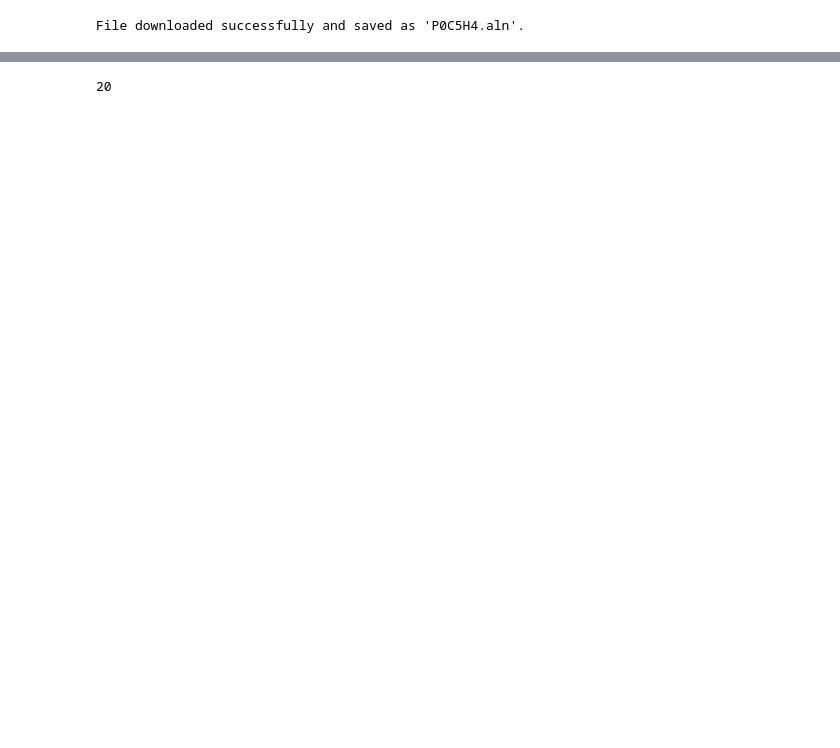
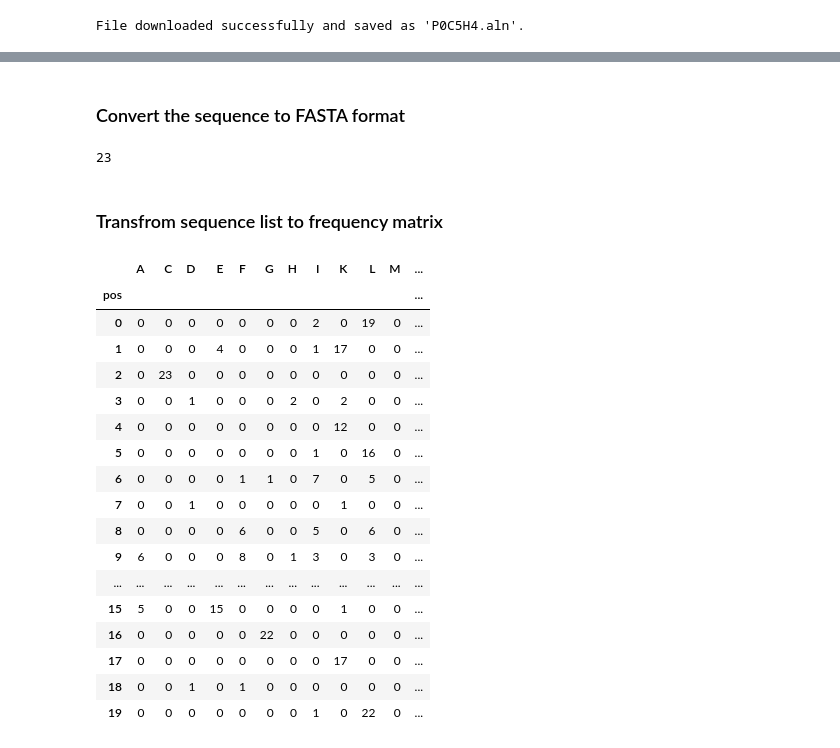
Before and after one commit to scdantu/pycom, a Jupyter notebook: tutorials/jp_notebooks/05_Alignment_analysis.ipynb, the cells around one changed output, grey strips where cells are left out. Cells and saved outputs as stored; diff of their text form; code cells hidden in the pictures; blank space fills up the shorter version.

```diff
--- a/tutorials/jp_notebooks/05_Alignment_analysis.ipynb
+++ b/tutorials/jp_notebooks/05_Alignment_analysis.ipynb
@@ -12,17 +15,34 @@ def download_alignment_files(uniprot_id):
     web_url=url+file_name
 
     try:
-        # Send a GET request to the server to download the file
         response = requests.get(web_url, stream=True)
 
         # Check if the request was successful (HTTP status code 200)
         response.raise_for_status()
+        if response.status_code == 200:
+        # Open the file in binary write mode and save the content
+            with open(file_name, 'wb') as file:
+                for chunk in response.iter_content(chunk_size=8192):
+                    file.write(chunk)
 
-        # Open the file in binary write mode and save the content
-        with open(file_name, 'wb') as file:
-            for chunk in response.iter_content(chunk_size=8192):
-                file.write(chunk)
-
-        print(f"File downloaded successfully and saved as '{file_name}'.")
+            print(f"File downloaded successfully and saved as '{file_name}'.")
     except requests.exceptions.RequestException as e:
         print(f"Error downloading the file: {e}")
+
+def convert_to_fasta(aln_file_in,fasta_file_out):
+    file_data = open(aln_file_in,'r')
+    count=0
+    out=""
+    for line in file_data:
+        out+=">SEQ_%d\n"%(count)
+        out+="%s"%(line)
+        count+=1
+    f=open(fasta_file_out,'w')
+    f.write(out)
+    f.close()
+
+def read_alignment_file(file_path):
+    with open(file_path, "r") as file:
+        content = file.read()
+        sequences = re.findall(r'[A-Z\-]+', content)
+    return sequences
@@ -47 +64,3 @@ convert_to_fasta("P0C5H4.aln","P0C5H4.fasta")
+# %% [markdown]
+### Convert the sequence to FASTA format
 # %%
@@ -49,4 +70,30 @@ seq_aln=AlignIO.read("P0C5H4.fasta",format="fasta")
-# %%
-seq_aln.get_alignment_length()
-# %% [output]
-20
+# %%
+# number of sequences in the alignment file
+len(sequences)
+# %% [output]
+23
+# %% [markdown]
+### Transfrom sequence list to frequency matrix
+# %%
+# convert the sequence list to a pandas dataframe with count's of each aminoacid at each position
+df_sequence_count_matrix=lmaker.alignment_to_matrix(sequences)
+df_sequence_count_matrix
+# %% [output]
+|  | A | C | D | E | F | G | H | I | K | L | M | ... |
+| pos |  |  |  |  |  |  |  |  |  |  |  | ... |
+| 0 | 0 | 0 | 0 | 0 | 0 | 0 | 0 | 2 | 0 | 19 | 0 | ... |
+| 1 | 0 | 0 | 0 | 4 | 0 | 0 | 0 | 1 | 17 | 0 | 0 | ... |
+| 2 | 0 | 23 | 0 | 0 | 0 | 0 | 0 | 0 | 0 | 0 | 0 | ... |
+| 3 | 0 | 0 | 1 | 0 | 0 | 0 | 2 | 0 | 2 | 0 | 0 | ... |
+| 4 | 0 | 0 | 0 | 0 | 0 | 0 | 0 | 0 | 12 | 0 | 0 | ... |
+| 5 | 0 | 0 | 0 | 0 | 0 | 0 | 0 | 1 | 0 | 16 | 0 | ... |
+| 6 | 0 | 0 | 0 | 0 | 1 | 1 | 0 | 7 | 0 | 5 | 0 | ... |
+| 7 | 0 | 0 | 1 | 0 | 0 | 0 | 0 | 0 | 1 | 0 | 0 | ... |
+| 8 | 0 | 0 | 0 | 0 | 6 | 0 | 0 | 5 | 0 | 6 | 0 | ... |
+| 9 | 6 | 0 | 0 | 0 | 8 | 0 | 1 | 3 | 0 | 3 | 0 | ... |
+| ... | ... | ... | ... | ... | ... | ... | ... | ... | ... | ... | ... | ... |
+| 15 | 5 | 0 | 0 | 15 | 0 | 0 | 0 | 0 | 1 | 0 | 0 | ... |
+| 16 | 0 | 0 | 0 | 0 | 0 | 22 | 0 | 0 | 0 | 0 | 0 | ... |
+| 17 | 0 | 0 | 0 | 0 | 0 | 0 | 0 | 0 | 17 | 0 | 0 | ... |
+| 18 | 0 | 0 | 1 | 0 | 1 | 0 | 0 | 0 | 0 | 0 | 0 | ... |
+| 19 | 0 | 0 | 0 | 0 | 0 | 0 | 0 | 1 | 0 | 22 | 0 | ... |
```
Also changed, not shown: parts of 15 cells of this notebook, 7 other files.
